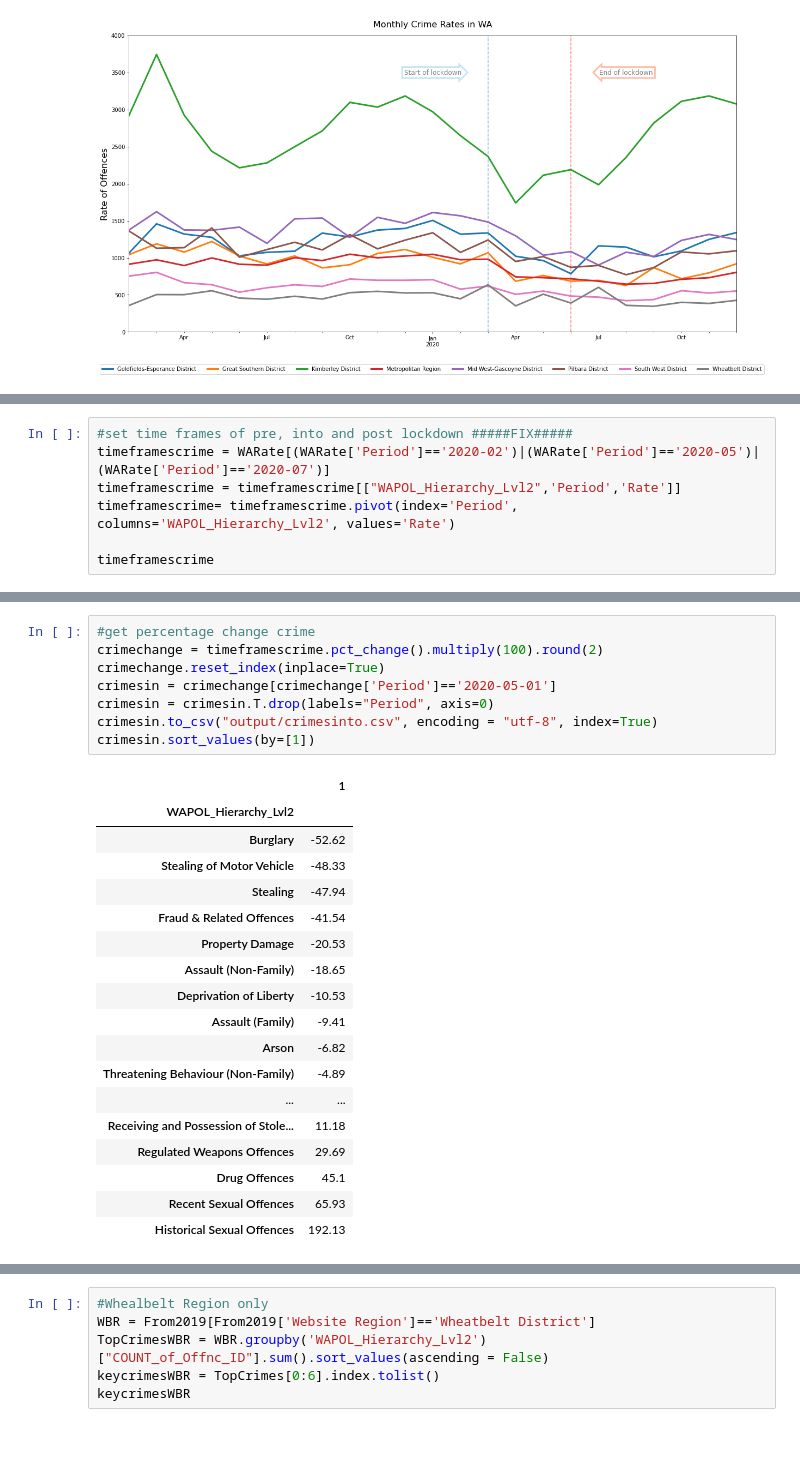
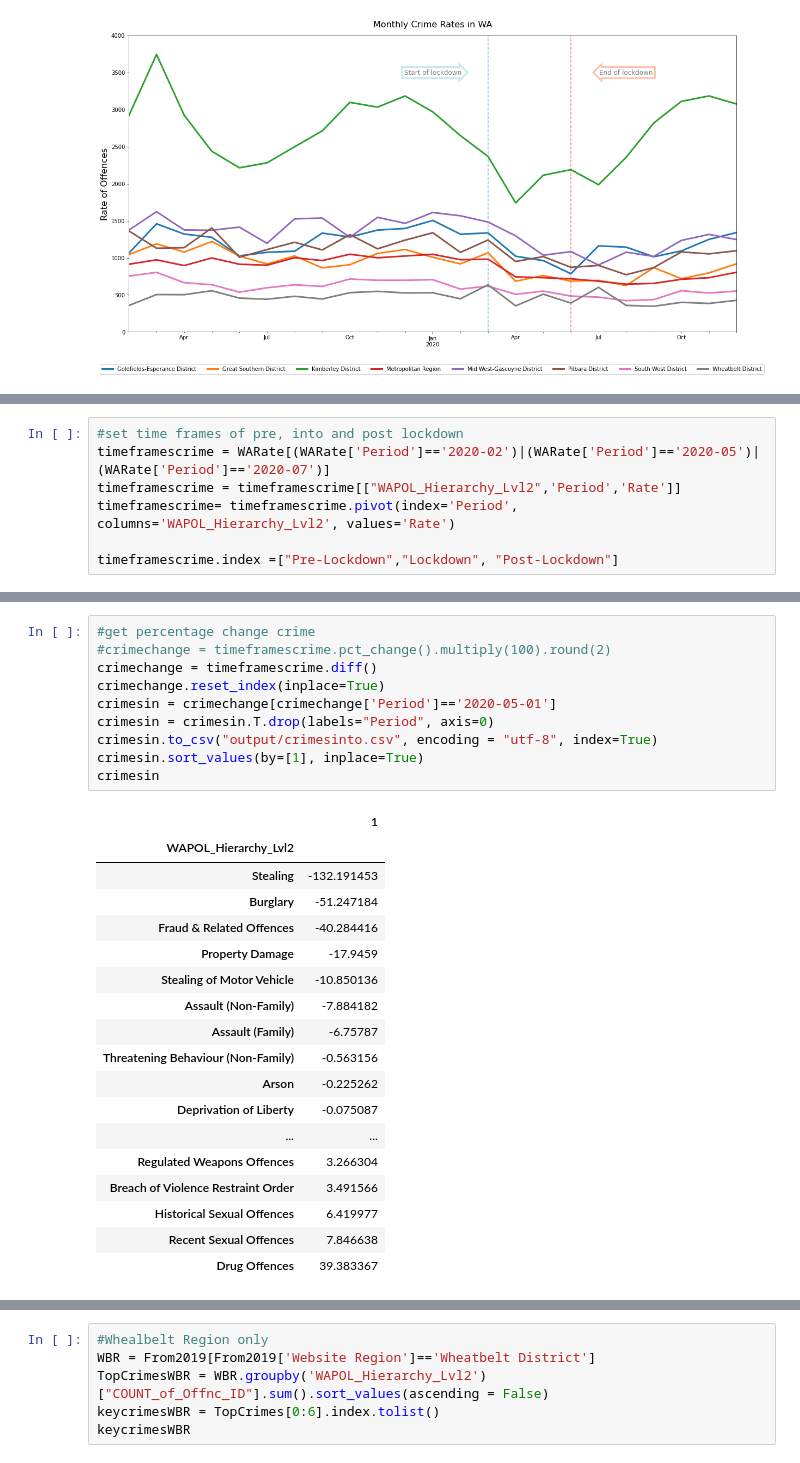
Before and after one commit to FernB/WACrimeRatesCovid19, a Jupyter notebook: WA Crime Rates.ipynb, the cells around one changed output, grey strips where cells are left out. Drawn from its saved outputs; the diff is of its cells as text.

Commit message:
change percent change to straight diff

```diff
--- a/WA Crime Rates.ipynb
+++ b/WA Crime Rates.ipynb
@@ -241,7 +241,7 @@ plt.show()
 # %%
-#set time frames of pre, into and post lockdown #####FIX#####
+#set time frames of pre, into and post lockdown
 timeframescrime = WARate[(WARate['Period']=='2020-02')|(WARate['Period']=='2020-05')|(WARate['Period']=='2020-07')]
 timeframescrime = timeframescrime[["WAPOL_Hierarchy_Lvl2",'Period','Rate']]
 timeframescrime= timeframescrime.pivot(index='Period', columns='WAPOL_Hierarchy_Lvl2', values='Rate')
 
-timeframescrime
+timeframescrime.index =["Pre-Lockdown","Lockdown", "Post-Lockdown"]
@@ -254,27 +258,29 @@ timeframescrime
 # %%
 #get percentage change crime
-crimechange = timeframescrime.pct_change().multiply(100).round(2)
+#crimechange = timeframescrime.pct_change().multiply(100).round(2)
+crimechange = timeframescrime.diff()
 crimechange.reset_index(inplace=True)
 crimesin = crimechange[crimechange['Period']=='2020-05-01']
 crimesin = crimesin.T.drop(labels="Period", axis=0)
 crimesin.to_csv("output/crimesinto.csv", encoding = "utf-8", index=True)
-crimesin.sort_values(by=[1])
+crimesin.sort_values(by=[1], inplace=True)
+crimesin
 # %% [output]
 |  | 1 |
 | WAPOL_Hierarchy_Lvl2 |  |
-| Burglary | -52.62 |
-| Stealing of Motor Vehicle | -48.33 |
-| Stealing | -47.94 |
-| Fraud & Related Offences | -41.54 |
-| Property Damage | -20.53 |
-| Assault (Non-Family) | -18.65 |
-| Deprivation of Liberty | -10.53 |
-| Assault (Family) | -9.41 |
-| Arson | -6.82 |
-| Threatening Behaviour (Non-Family) | -4.89 |
+| Stealing | -132.191453 |
+| Burglary | -51.247184 |
+| Fraud & Related Offences | -40.284416 |
+| Property Damage | -17.9459 |
+| Stealing of Motor Vehicle | -10.850136 |
+| Assault (Non-Family) | -7.884182 |
+| Assault (Family) | -6.75787 |
+| Threatening Behaviour (Non-Family) | -0.563156 |
+| Arson | -0.225262 |
+| Deprivation of Liberty | -0.075087 |
 | ... | ... |
-| Receiving and Possession of Stole... | 11.18 |
-| Regulated Weapons Offences | 29.69 |
-| Drug Offences | 45.1 |
-| Recent Sexual Offences | 65.93 |
-| Historical Sexual Offences | 192.13 |
+| Regulated Weapons Offences | 3.266304 |
+| Breach of Violence Restraint Order | 3.491566 |
+| Historical Sexual Offences | 6.419977 |
+| Recent Sexual Offences | 7.846638 |
+| Drug Offences | 39.383367 |
```
Also changed, not shown: parts of 13 cells of this notebook, 13 other files.
